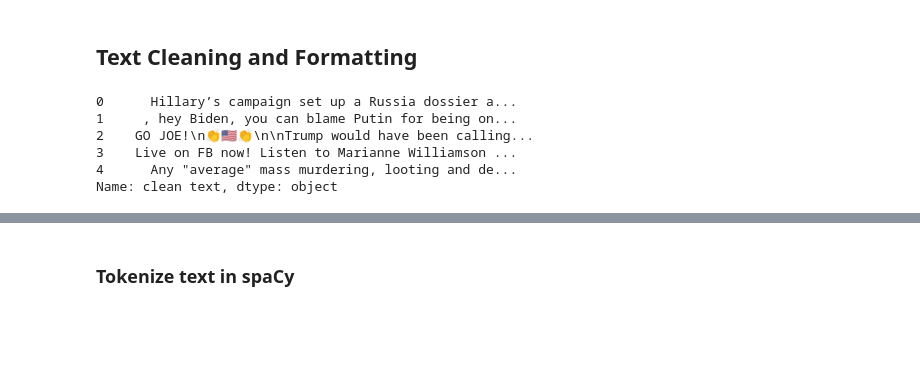
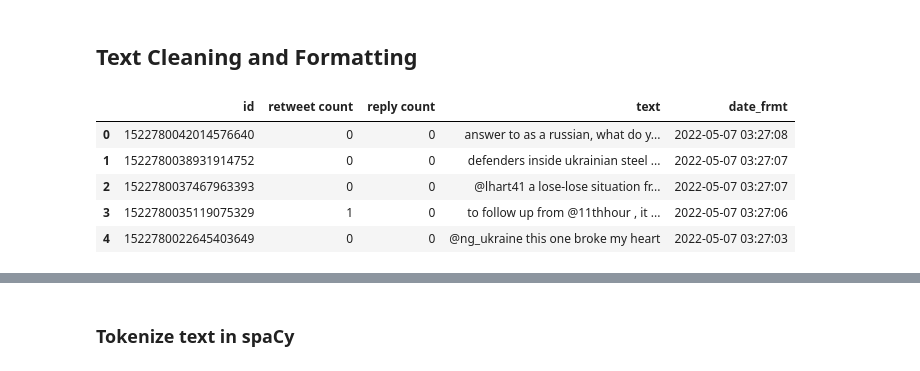
Before and after one commit to tdubon/Twitter_Data_Analysis, a Jupyter notebook: Twitter_SentimentAnalysis_Final.ipynb, the cells around one changed output, grey strips where cells are left out. Cells and saved outputs as stored; diff of their text form; code cells hidden in the pictures; blank space fills up the shorter version.

```diff
--- a/Twitter_SentimentAnalysis_Final.ipynb
+++ b/Twitter_SentimentAnalysis_Final.ipynb
@@ -286,6 +317,18 @@ import seaborn as sns
 import string
 import warnings
 import spacy
+# %%
+#preliminary text cleaning
+df["text"]=[i.strip().lower() for i in df["text"]]
+# %%
+df.head()
+# %% [output]
+|  | id | retweet count | reply count | text | date_frmt |
+| 0 | 1522780042014576640 | 0 | 0 | answer to as a russian, what do y... | 2022-05-07 03:27:08 |
+| 1 | 1522780038931914752 | 0 | 0 | defenders inside ukrainian steel ... | 2022-05-07 03:27:07 |
+| 2 | 1522780037467963393 | 0 | 0 | @lhart41 a lose-lose situation fr... | 2022-05-07 03:27:07 |
+| 3 | 1522780035119075329 | 1 | 0 | to follow up from @11thhour , it ... | 2022-05-07 03:27:06 |
+| 4 | 1522780022645403649 | 0 | 0 | @ng_ukraine this one broke my heart | 2022-05-07 03:27:03 |
 # %%
 #removing
 def cleanup_text(file, rem_item):
@@ -295,12 +338,4 @@ def cleanup_text(file, rem_item):
     return file
 # %%
 #remove handles
-df["clean text"] = np.vectorize(cleanup_text)(df["text"], "@[\w]*")
-df["clean text"].head()
+df["clean text"] = np.vectorize(cleanup_text)(df["text"], '@[\w]*')
-# %% [output]
-0      Hillary’s campaign set up a Russia dossier a...
-1     , hey Biden, you can blame Putin for being on...
-2    GO JOE!\n👏🇺🇸👏\n\nTrump would have been calling...
-3    Live on FB now! Listen to Marianne Williamson ...
-4      Any "average" mass murdering, looting and de...
-Name: clean text, dtype: object
```
Also changed, not shown: parts of 44 cells of this notebook.
